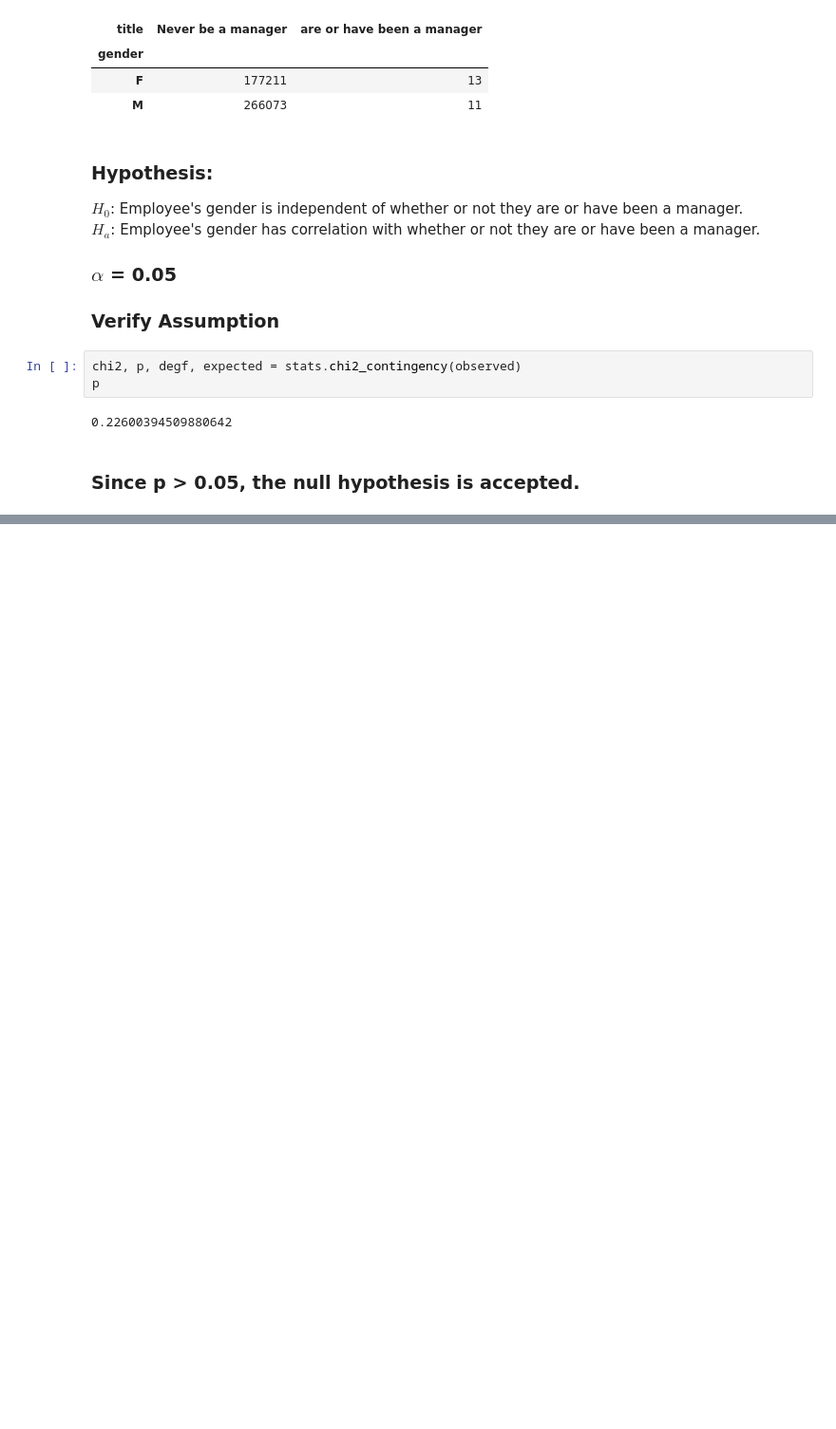
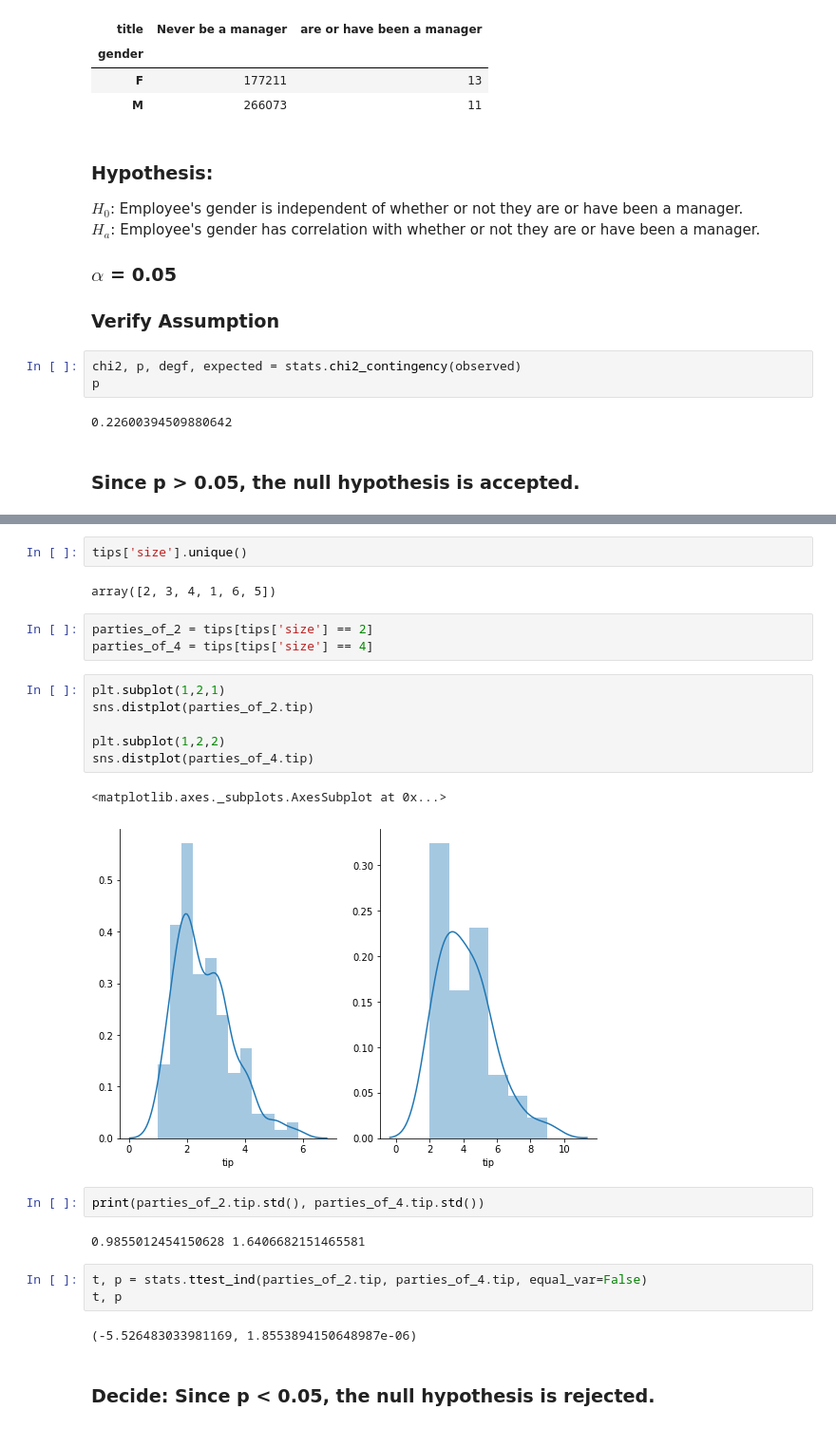
Before and after one commit to Yongliang-Shi/statistics-exercises, a Jupyter notebook: hypothesis_testing.ipynb, the cells around one changed output, grey strips where cells are left out. Shown: that part at 95% size. Drawn from its saved outputs; the diff is of its cells as text; blank space fills up the shorter version.

```diff
--- a/hypothesis_testing.ipynb
+++ b/hypothesis_testing.ipynb
@@ -1338,0 +1449,27 @@ p
+# %%
+tips['size'].unique()
+# %% [output]
+array([2, 3, 4, 1, 6, 5])
+# %%
+parties_of_2 = tips[tips['size'] == 2]
+parties_of_4 = tips[tips['size'] == 4]
+# %%
+plt.subplot(1,2,1)
+sns.distplot(parties_of_2.tip)
+
+plt.subplot(1,2,2)
+sns.distplot(parties_of_4.tip)
+# %% [output]
+<matplotlib.axes._subplots.AxesSubplot at 0x...>
+[figure, added]
+# %%
+print(parties_of_2.tip.std(), parties_of_4.tip.std())
+# %% [output]
+0.9855012454150628 1.6406682151465581
+# %%
+t, p = stats.ttest_ind(parties_of_2.tip, parties_of_4.tip, equal_var=False)
+t, p
+# %% [output]
+(-5.526483033981169, 1.8553894150648987e-06)
+# %% [markdown]
+### Decide: Since p < 0.05, the null hypothesis is rejected.
```
Also changed, not shown: parts of 20 cells of this notebook.
